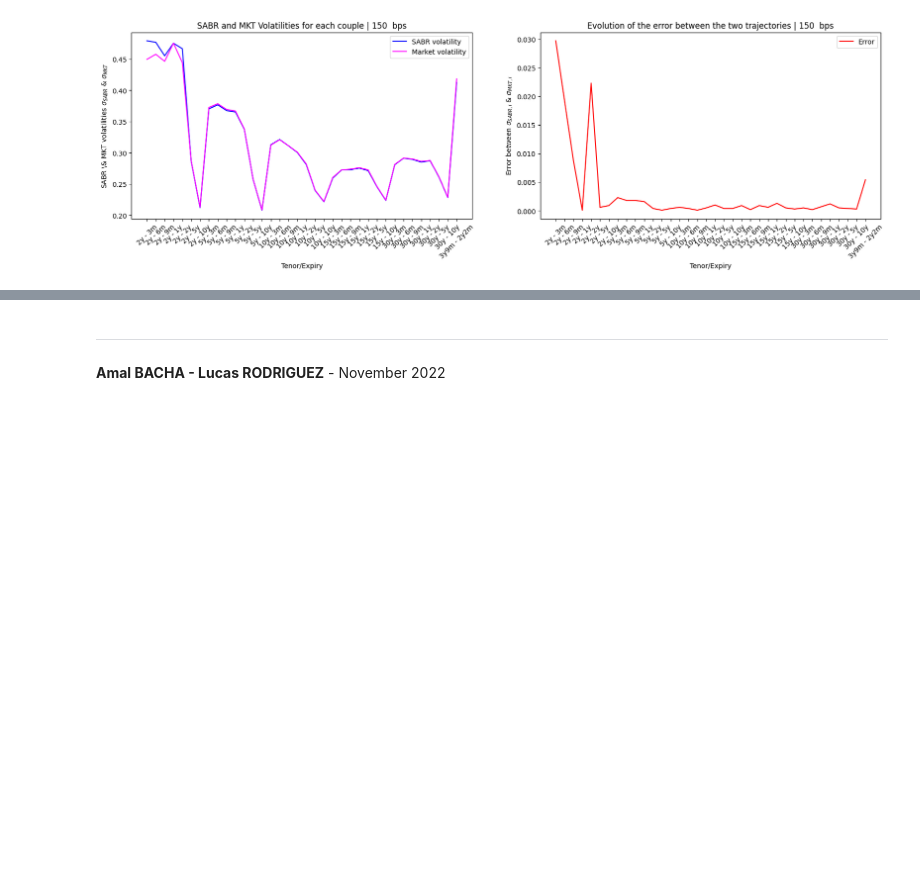
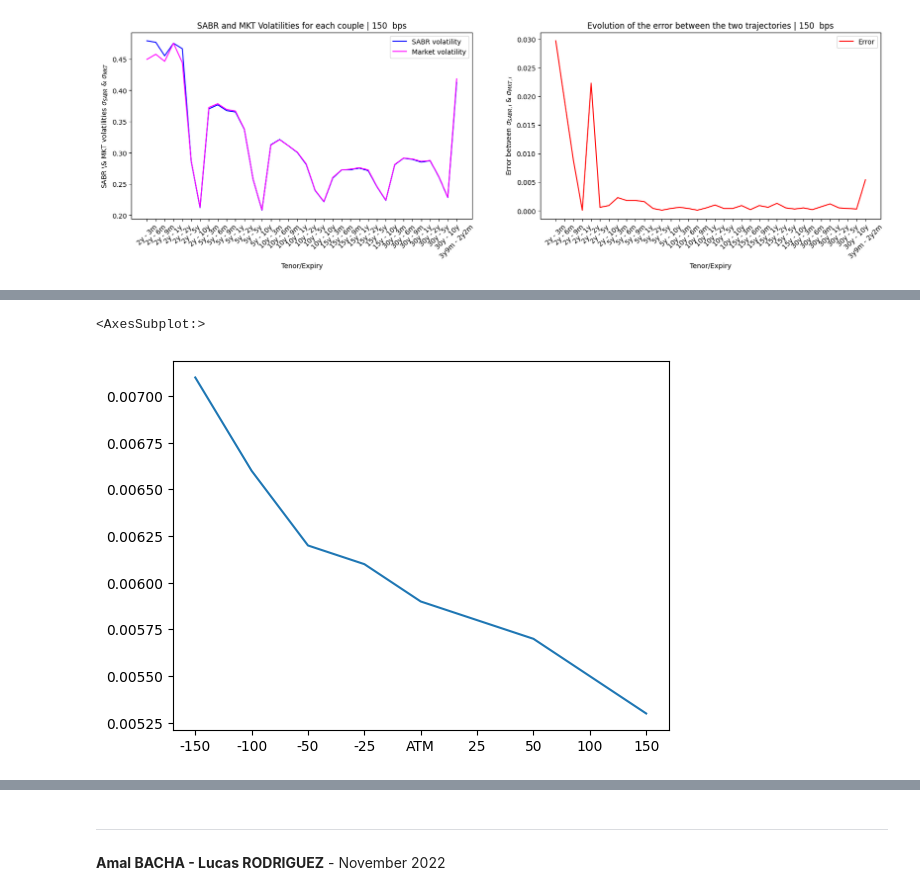
Before and after one commit to lcsrodriguez/SABR_Volatility-Rates, a Jupyter notebook: main.ipynb, the cells around one changed output, grey strips where cells are left out. Cells and saved outputs as stored; diff of their text form; code cells hidden in the pictures; blank space fills up the shorter version.

```diff
--- a/main.ipynb
+++ b/main.ipynb
@@ -561,0 +641,5 @@ for couple in INDEX:
+# %%
+VOL_ALPHA_2.iloc[5,2:11].plot()
+# %% [output]
+<AxesSubplot:>
+[figure, added]
```
Also changed, not shown: parts of 23 cells of this notebook, 1 other file.
